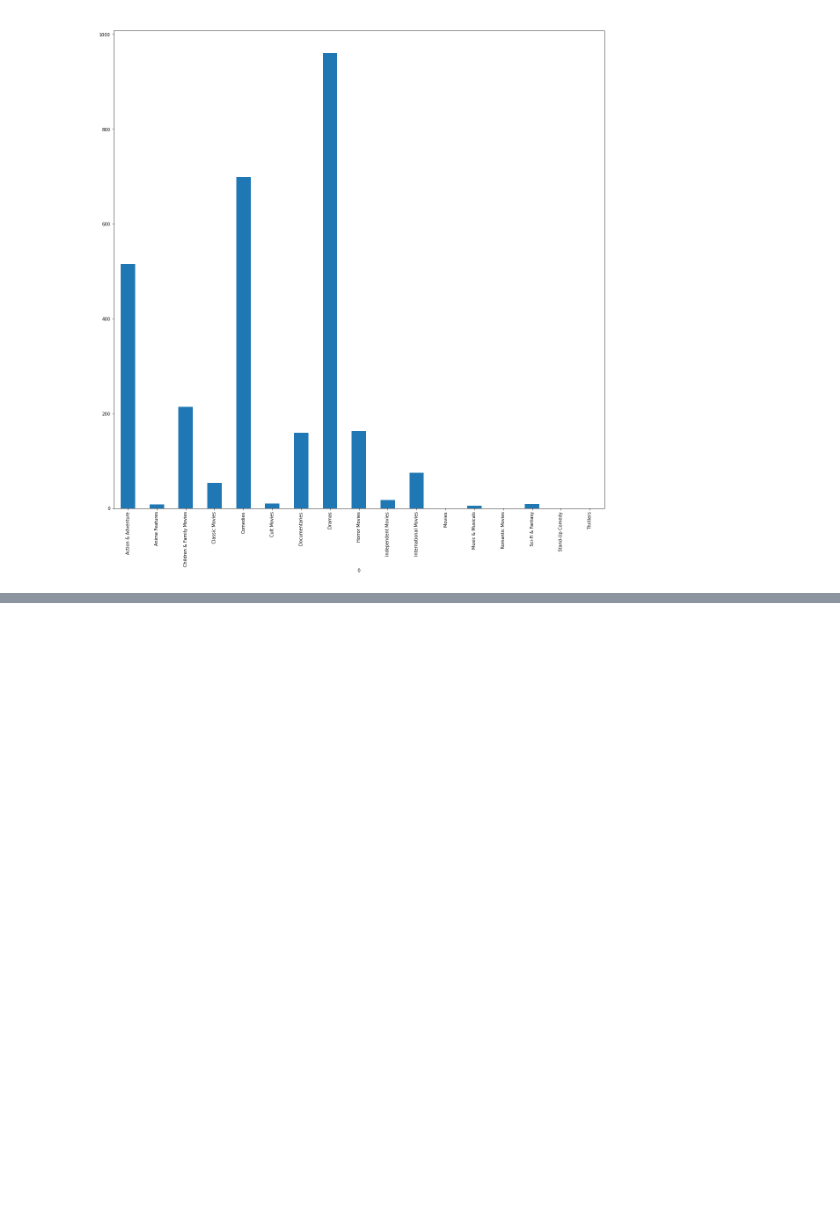
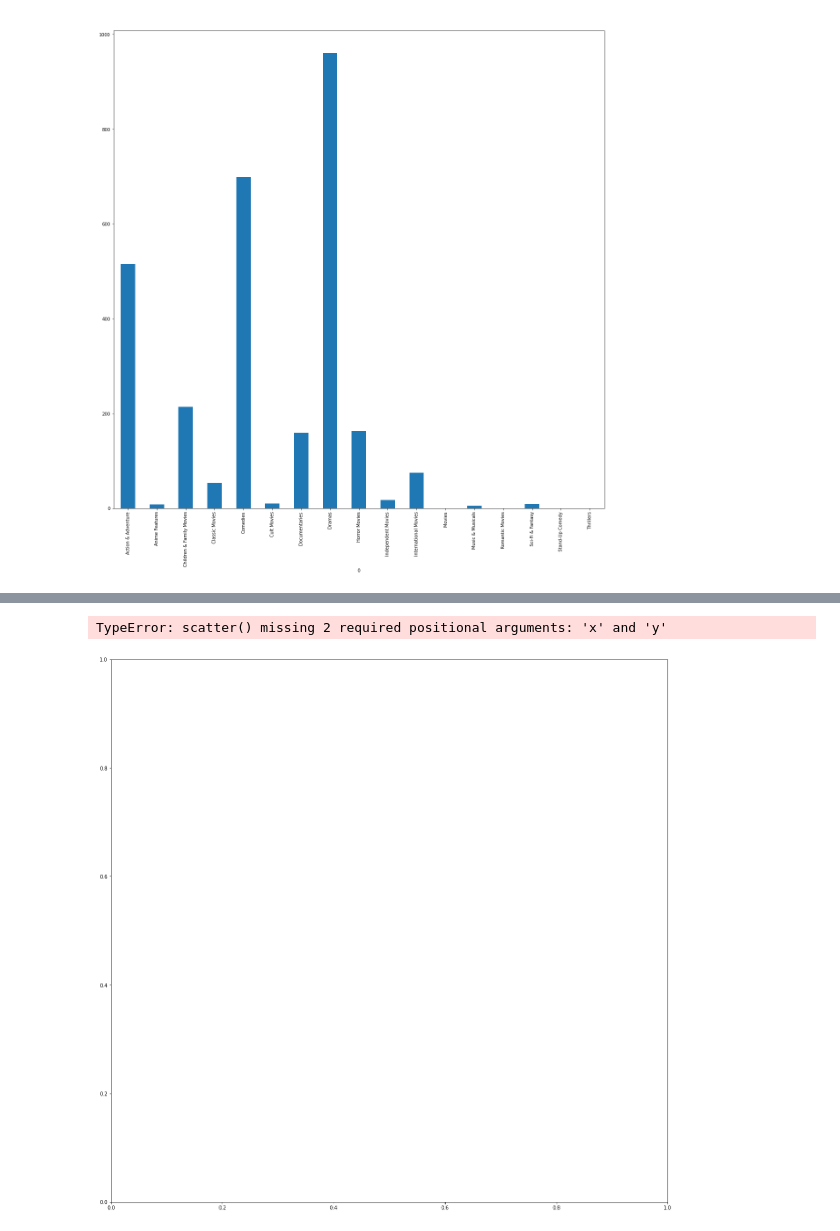
Before and after one commit to Syahmi-Su/data-analytic-programming, a Jupyter notebook: group-project/draft.ipynb, the cells around one changed output, grey strips where cells are left out. Saved outputs shown, nothing was run; the diff lists cells and outputs as text; code cells hidden in the pictures; blank space fills up the shorter version.

```diff
--- a/group-project/draft.ipynb
+++ b/group-project/draft.ipynb
@@ -107,0 +108,8 @@ model.fit()
+# %%
+countrysplit = df['country'].str.split(pat = ",", expand = True)
+countrysplit['rating'] = df['rating']
+countrysplit
+
+genresplit[3] = genresplit[0]
+a = genresplit.groupby([0]).count()
+a[1]
@@ -107,0 +130,6 @@ model.fit()
+# %%
+fig , axes = plt.subplots(figsize =(20,20))
+a.plot.scatter()
+# %% [output]
+TypeError: scatter() missing 2 required positional arguments: 'x' and 'y'
+[figure, added]
```
Also changed, not shown: parts of 2 cells of this notebook.
